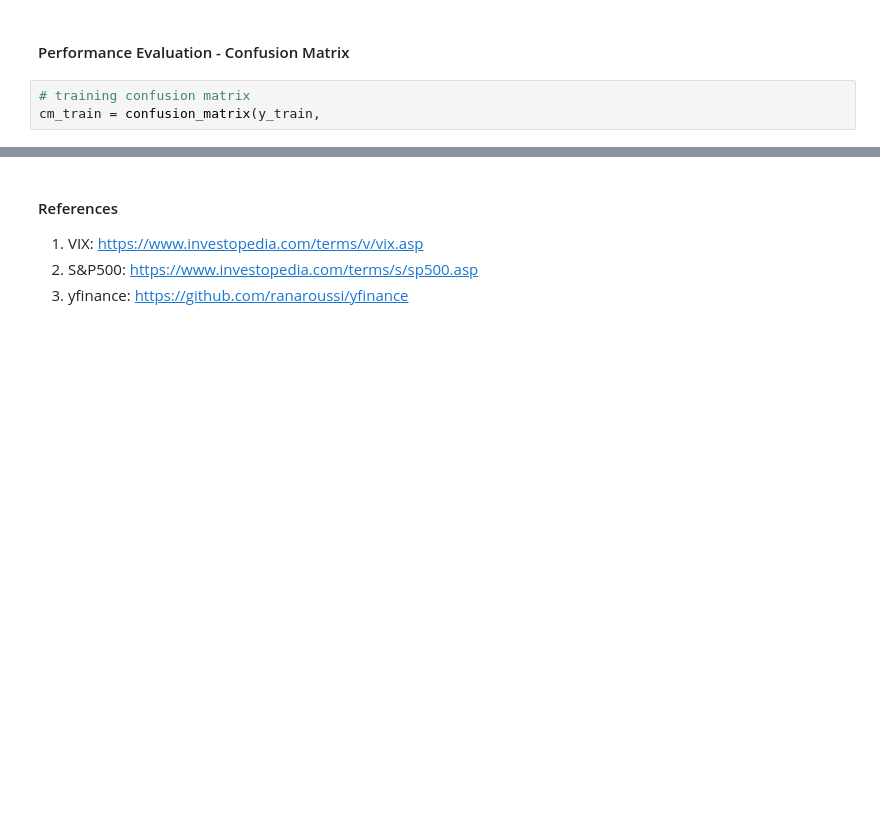
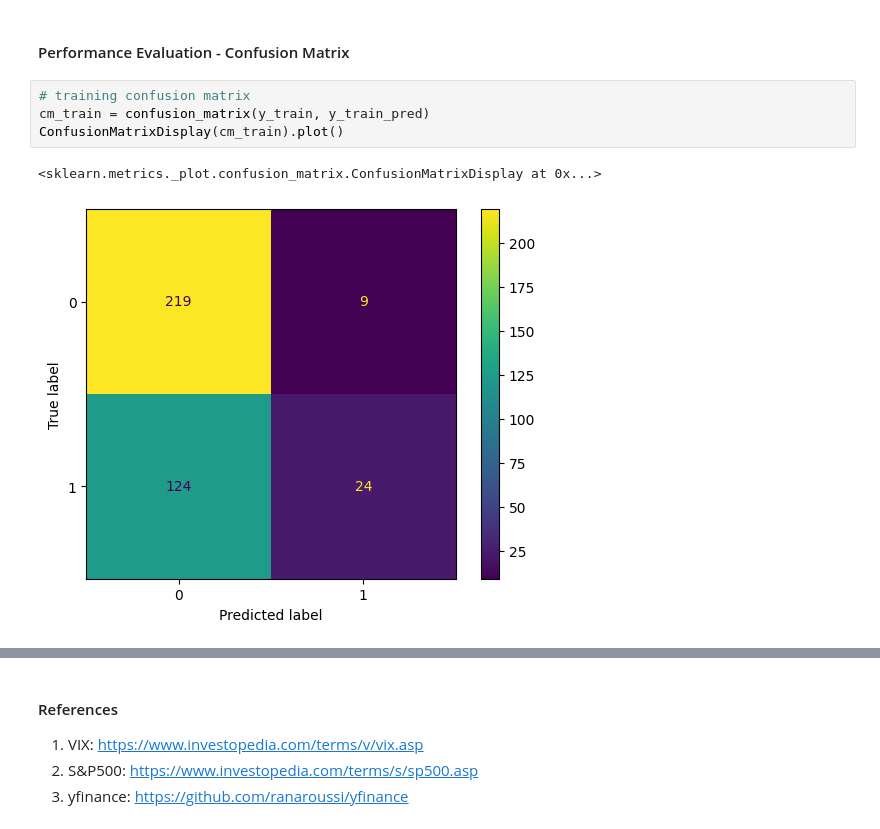
Before and after one commit to krishnakuruvadi/sup_lear_rand_frst, a Jupyter notebook: predict_using_random_forest.ipynb, the cells around one changed output, grey strips where cells are left out. Drawn from its saved outputs; the diff is of its cells as text; blank space fills up the shorter version.

Commit message:
add confusion matrix

```diff
--- a/predict_using_random_forest.ipynb
+++ b/predict_using_random_forest.ipynb
@@ -213,4 +216,8 @@ plt.show()
 #### Performance Evaluation - Confusion Matrix
 # %%
 # training confusion matrix
-cm_train = confusion_matrix(y_train,
+cm_train = confusion_matrix(y_train, y_train_pred)
+ConfusionMatrixDisplay(cm_train).plot()
+# %% [output]
+<sklearn.metrics._plot.confusion_matrix.ConfusionMatrixDisplay at 0x...>
+[figure, added]
```
Also changed, not shown: parts of 9 cells of this notebook.
